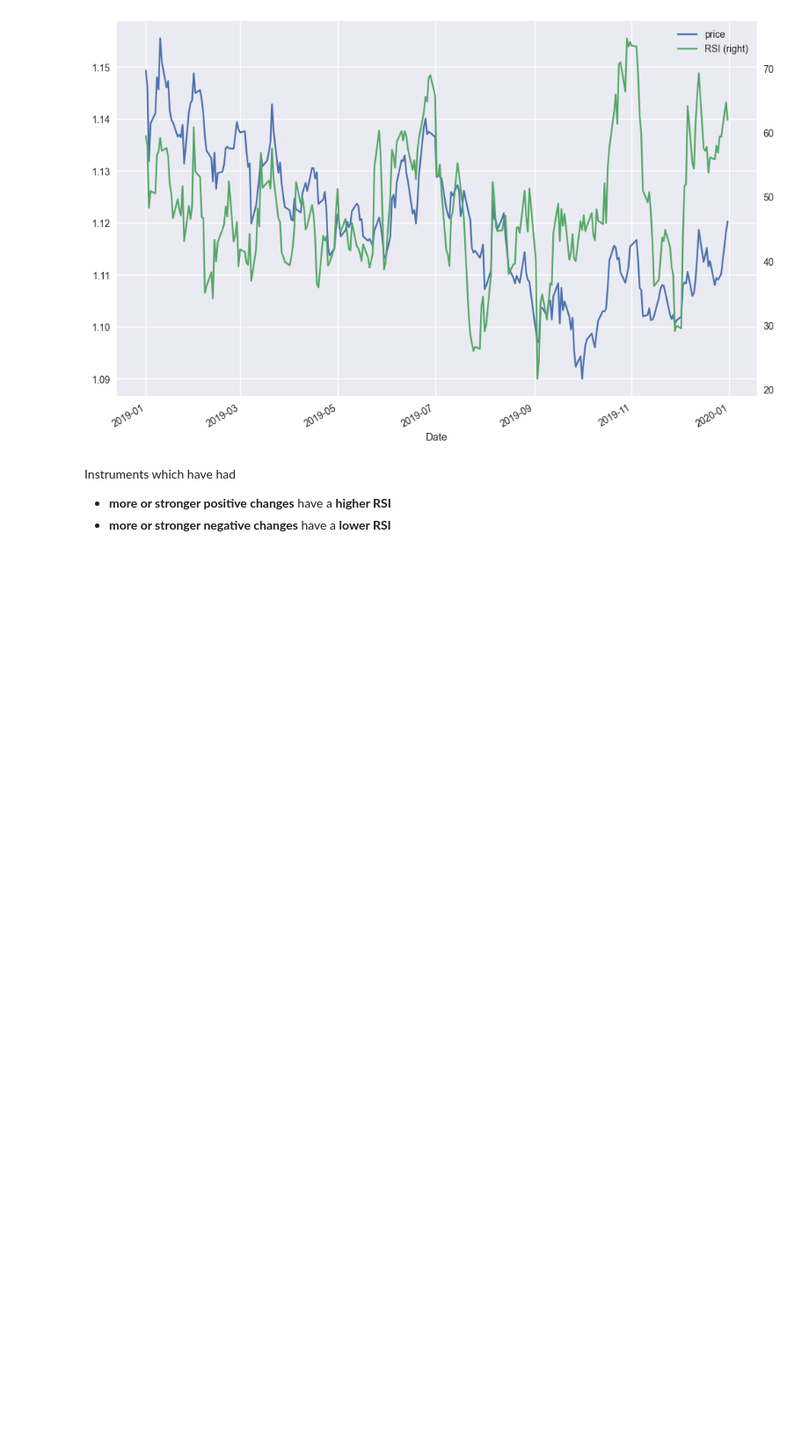
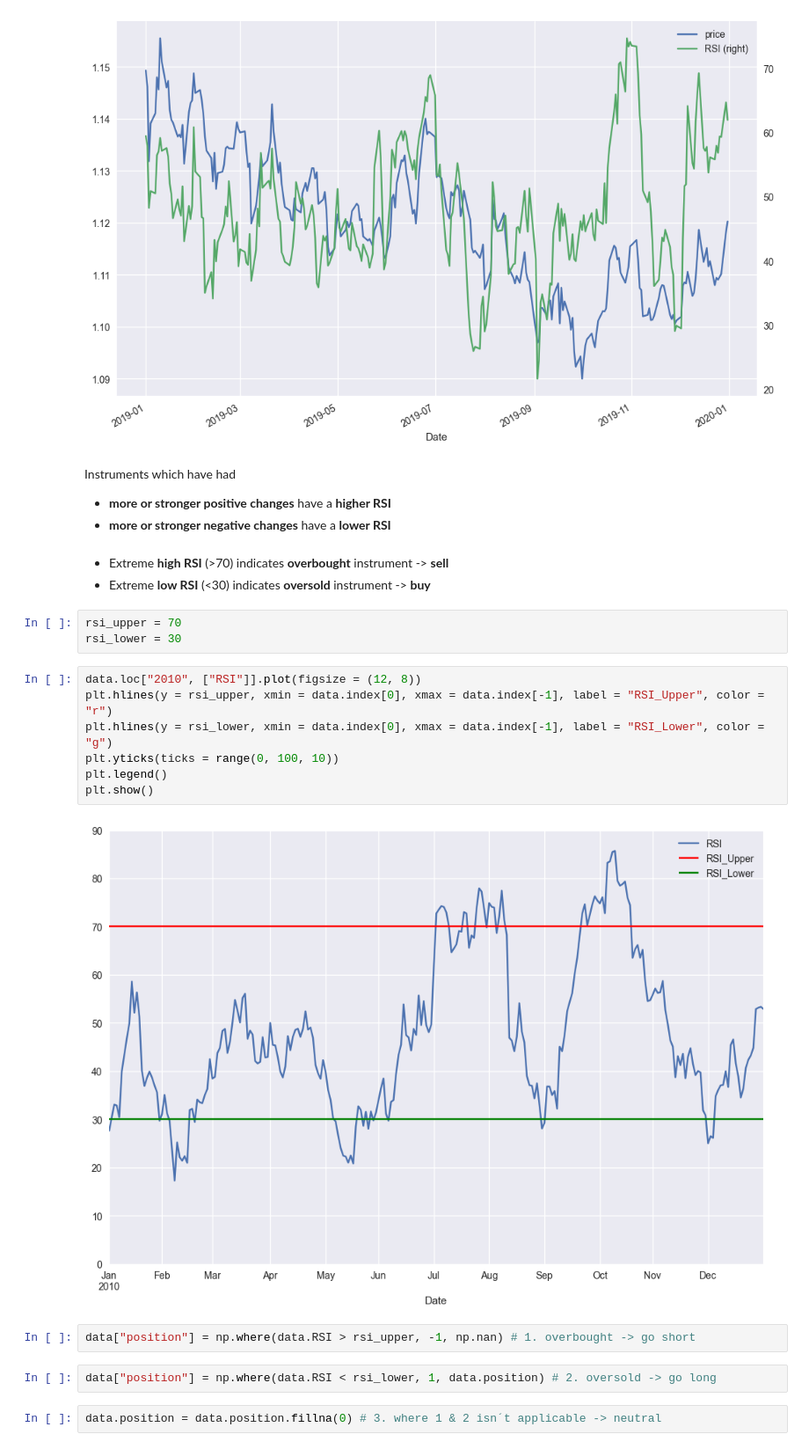
Before and after one commit to AvirukthGT/AlgoTrading, a Jupyter notebook: RSI/RSI.ipynb, the cells around one changed output. Shown at 88% size. Cells and saved outputs as stored; diff of their text form; blank space fills up the shorter version.

Commit message:
Defining rsi upper and lower bound logic

```diff
--- a/RSI/RSI.ipynb
+++ b/RSI/RSI.ipynb
@@ -127,3 +127,24 @@ plt.show()
 Instruments which have had
 - __more or stronger positive changes__ have a __higher RSI__
 - __more or stronger negative changes__ have a __lower RSI__
+# %% [markdown]
+- Extreme __high RSI__ (>70) indicates __overbought__ instrument -> __sell__
+- Extreme __low RSI__ (<30) indicates __oversold__ instrument -> __buy__
+# %%
+rsi_upper = 70
+rsi_lower = 30
+# %%
+data.loc["2010", ["RSI"]].plot(figsize = (12, 8))
+plt.hlines(y = rsi_upper, xmin = data.index[0], xmax = data.index[-1], label = "RSI_Upper", color = "r")
+plt.hlines(y = rsi_lower, xmin = data.index[0], xmax = data.index[-1], label = "RSI_Lower", color = "g")
+plt.yticks(ticks = range(0, 100, 10))
+plt.legend()
+plt.show()
+# %% [output]
+[figure, added]
+# %%
+data["position"] = np.where(data.RSI > rsi_upper, -1, np.nan) # 1. overbought -> go short
+# %%
+data["position"] = np.where(data.RSI < rsi_lower, 1, data.position) # 2. oversold -> go long
+# %%
+data.position = data.position.fillna(0) # 3. where 1 & 2 isn´t applicable -> neutral
```
Also changed, not shown: parts of 3 cells of this notebook.
